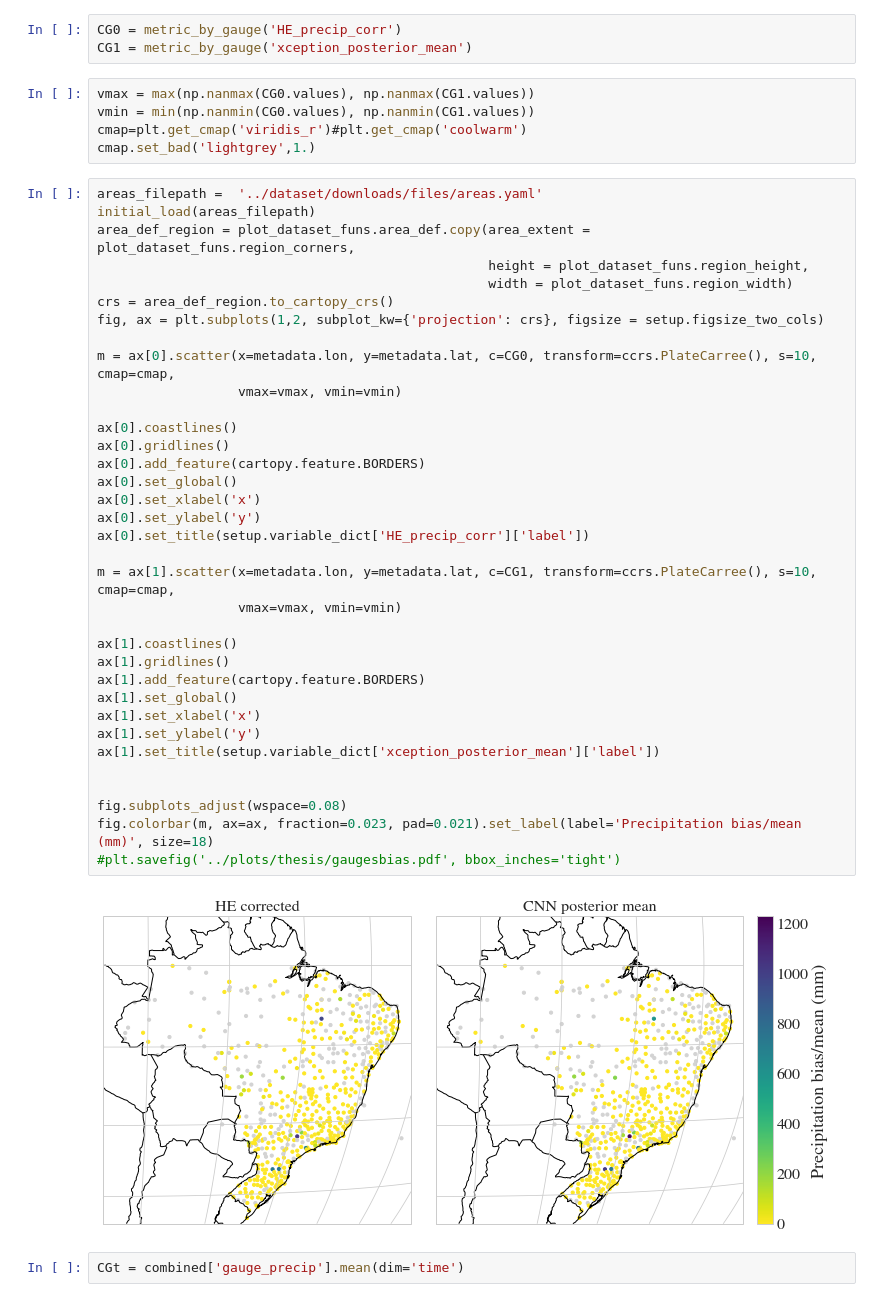
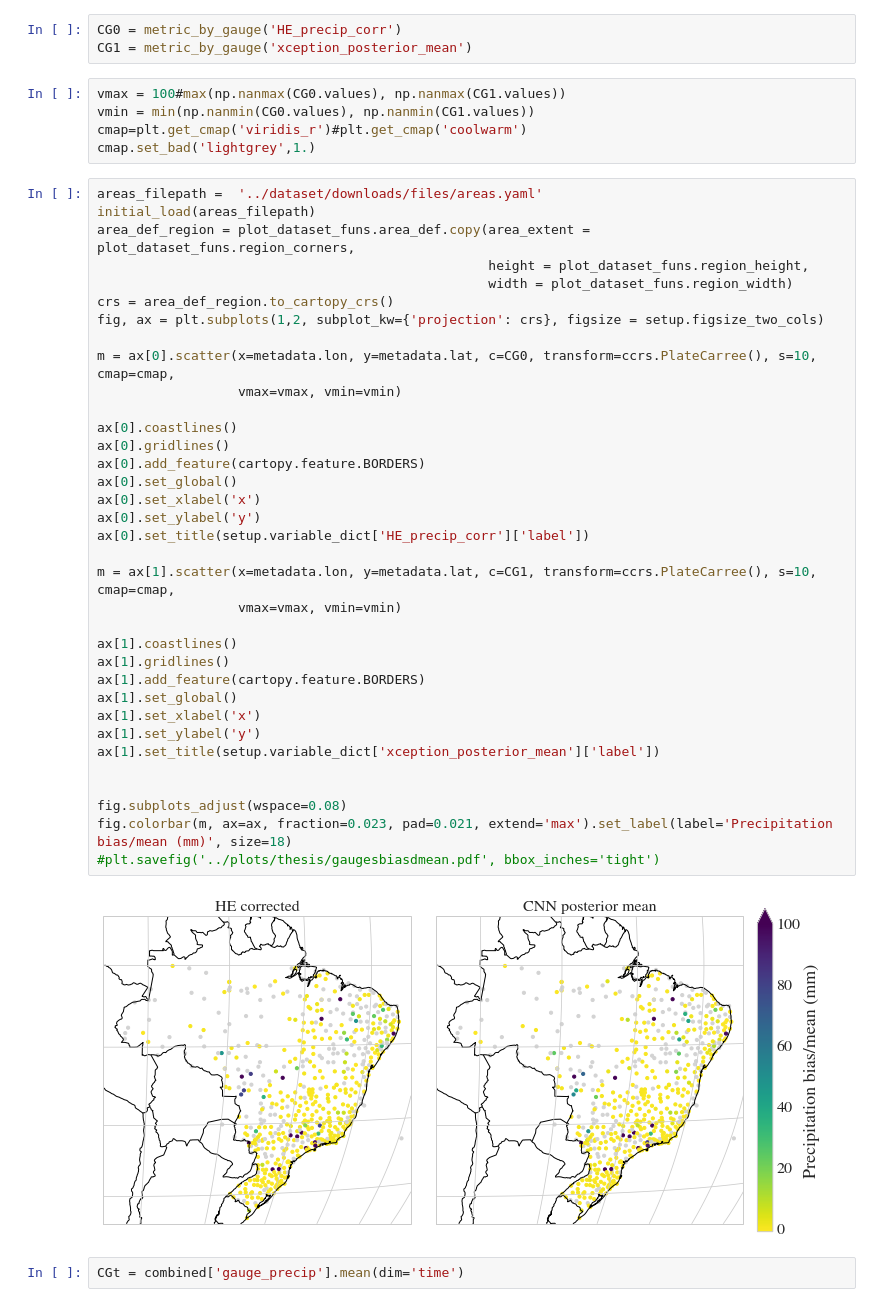
Before and after one commit to ingridingemarsson/geostat-masters-thesis, a Jupyter notebook: notebooks/compare_gauge_he_preds.ipynb, the cells around one changed output. Drawn from its saved outputs; the diff is of its cells as text.

```diff
--- a/notebooks/compare_gauge_he_preds.ipynb
+++ b/notebooks/compare_gauge_he_preds.ipynb
@@ -251,7 +251,7 @@ def metric_by_gauge(a):
 CG0 = metric_by_gauge('HE_precip_corr')
 CG1 = metric_by_gauge('xception_posterior_mean')
 # %%
-vmax = max(np.nanmax(CG0.values), np.nanmax(CG1.values))
+vmax = 100#max(np.nanmax(CG0.values), np.nanmax(CG1.values))
 vmin = min(np.nanmin(CG0.values), np.nanmin(CG1.values))
 cmap=plt.get_cmap('viridis_r')#plt.get_cmap('coolwarm')
 cmap.set_bad('lightgrey',1.)
@@ -262,36 +262,36 @@ area_def_region = plot_dataset_funs.area_def.copy(area_extent = plot_dataset_fun
                                                   height = plot_dataset_funs.region_height,
                                                   width = plot_dataset_funs.region_width)
 crs = area_def_region.to_cartopy_crs()
 fig, ax = plt.subplots(1,2, subplot_kw={'projection': crs}, figsize = setup.figsize_two_cols)
 
 m = ax[0].scatter(x=metadata.lon, y=metadata.lat, c=CG0, transform=ccrs.PlateCarree(), s=10, cmap=cmap,
                   vmax=vmax, vmin=vmin)
 
 ax[0].coastlines()
 ax[0].gridlines()
 ax[0].add_feature(cartopy.feature.BORDERS)
 ax[0].set_global()
 ax[0].set_xlabel('x')
 ax[0].set_ylabel('y')
 ax[0].set_title(setup.variable_dict['HE_precip_corr']['label'])
 
 m = ax[1].scatter(x=metadata.lon, y=metadata.lat, c=CG1, transform=ccrs.PlateCarree(), s=10, cmap=cmap,
                   vmax=vmax, vmin=vmin)
 
 ax[1].coastlines()
 ax[1].gridlines()
 ax[1].add_feature(cartopy.feature.BORDERS)
 ax[1].set_global()
 ax[1].set_xlabel('x')
 ax[1].set_ylabel('y')
 ax[1].set_title(setup.variable_dict['xception_posterior_mean']['label'])
 
 
 fig.subplots_adjust(wspace=0.08)
-fig.colorbar(m, ax=ax, fraction=0.023, pad=0.021).set_label(label='Precipitation bias/mean (mm)', size=18)
-#plt.savefig('../plots/thesis/gaugesbias.pdf', bbox_inches='tight')
+fig.colorbar(m, ax=ax, fraction=0.023, pad=0.021, extend='max').set_label(label='Precipitation bias/mean (mm)', size=18)
+#plt.savefig('../plots/thesis/gaugesbiasdmean.pdf', bbox_inches='tight')
 # %% [output]
-[figure, old version]
+[figure, new version]
 # %%
 CGt = combined['gauge_precip'].mean(dim='time')
 # %%
```
Also changed, not shown: parts of 28 cells of this notebook, 12 other files.
